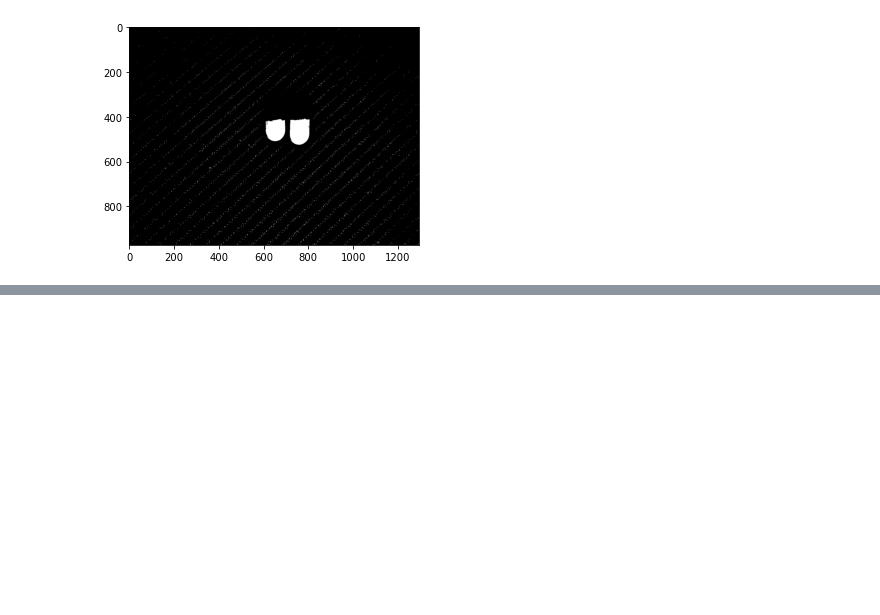
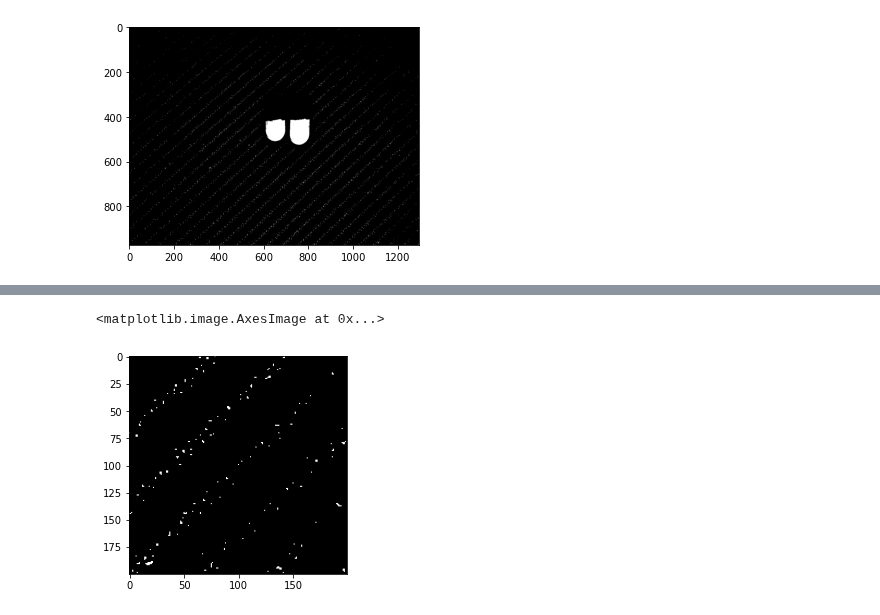
Before and after one commit to visbond/mini_programs, a Jupyter notebook: area-measure.ipynb, the cells around one changed output, grey strips where cells are left out. Cells and saved outputs as stored; diff of their text form; code cells hidden in the pictures; blank space fills up the shorter version.

```diff
--- a/area-measure.ipynb
+++ b/area-measure.ipynb
@@ -109,0 +125,5 @@ plt.imshow(thresh, 'gray')
+# %%
+plt.imshow(thresh[-200:, -200:], 'gray')
+# %% [output]
+<matplotlib.image.AxesImage at 0x...>
+[figure, added]
```
Also changed, not shown: parts of 13 cells of this notebook.
